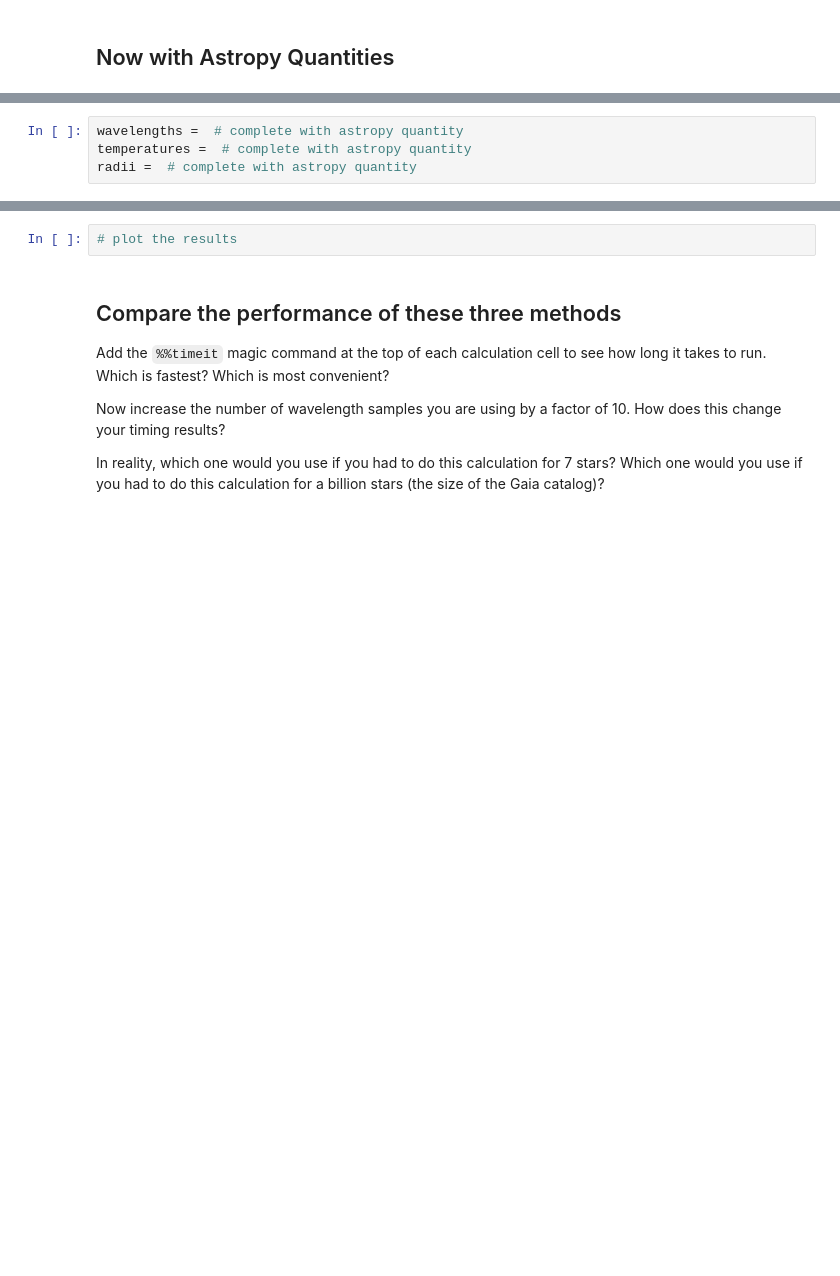
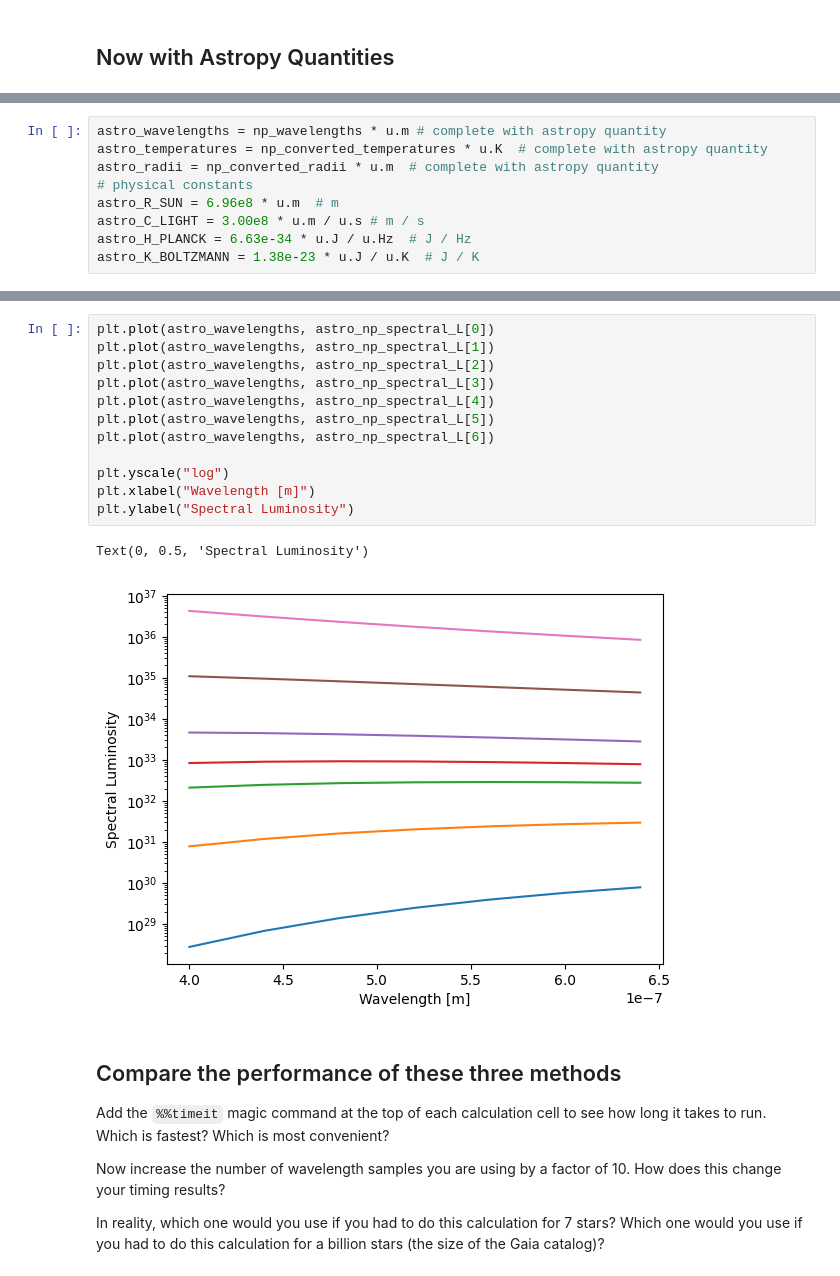
Before and after one commit to ASTR154/scientific-programming, a Jupyter notebook: scientific-programming.ipynb, the cells around one changed output, grey strips where cells are left out. Drawn from its saved outputs; the diff is of its cells as text; blank space fills up the shorter version.

```diff
--- a/scientific-programming.ipynb
+++ b/scientific-programming.ipynb
@@ -126,5 +156,10 @@ quantity_support()
 # %%
-wavelengths =  # complete with astropy quantity
-temperatures =  # complete with astropy quantity
-radii =  # complete with astropy quantity
+astro_wavelengths = np_wavelengths * u.m # complete with astropy quantity
+astro_temperatures = np_converted_temperatures * u.K  # complete with astropy quantity
+astro_radii = np_converted_radii * u.m  # complete with astropy quantity
+# physical constants
+astro_R_SUN = 6.96e8 * u.m  # m
+astro_C_LIGHT = 3.00e8 * u.m / u.s # m / s
+astro_H_PLANCK = 6.63e-34 * u.J / u.Hz  # J / Hz
+astro_K_BOLTZMANN = 1.38e-23 * u.J / u.K  # J / K
 # %%
@@ -132,5 +185,18 @@ radii =  # complete with astropy quantity
 # %%
-# plot the results
+plt.plot(astro_wavelengths, astro_np_spectral_L[0])
+plt.plot(astro_wavelengths, astro_np_spectral_L[1])
+plt.plot(astro_wavelengths, astro_np_spectral_L[2])
+plt.plot(astro_wavelengths, astro_np_spectral_L[3])
+plt.plot(astro_wavelengths, astro_np_spectral_L[4])
+plt.plot(astro_wavelengths, astro_np_spectral_L[5])
+plt.plot(astro_wavelengths, astro_np_spectral_L[6])
+
+plt.yscale("log")
+plt.xlabel("Wavelength [m]")
+plt.ylabel("Spectral Luminosity")
+# %% [output]
+Text(0, 0.5, 'Spectral Luminosity')
+[figure, added]
 # %% [markdown]
 ## Compare the performance of these three methods
 Add the `%%timeit` magic command at the top of each calculation cell to see how long it takes to run. Which is fastest? Which is most convenient?
```
Also changed, not shown: parts of 12 cells of this notebook.
